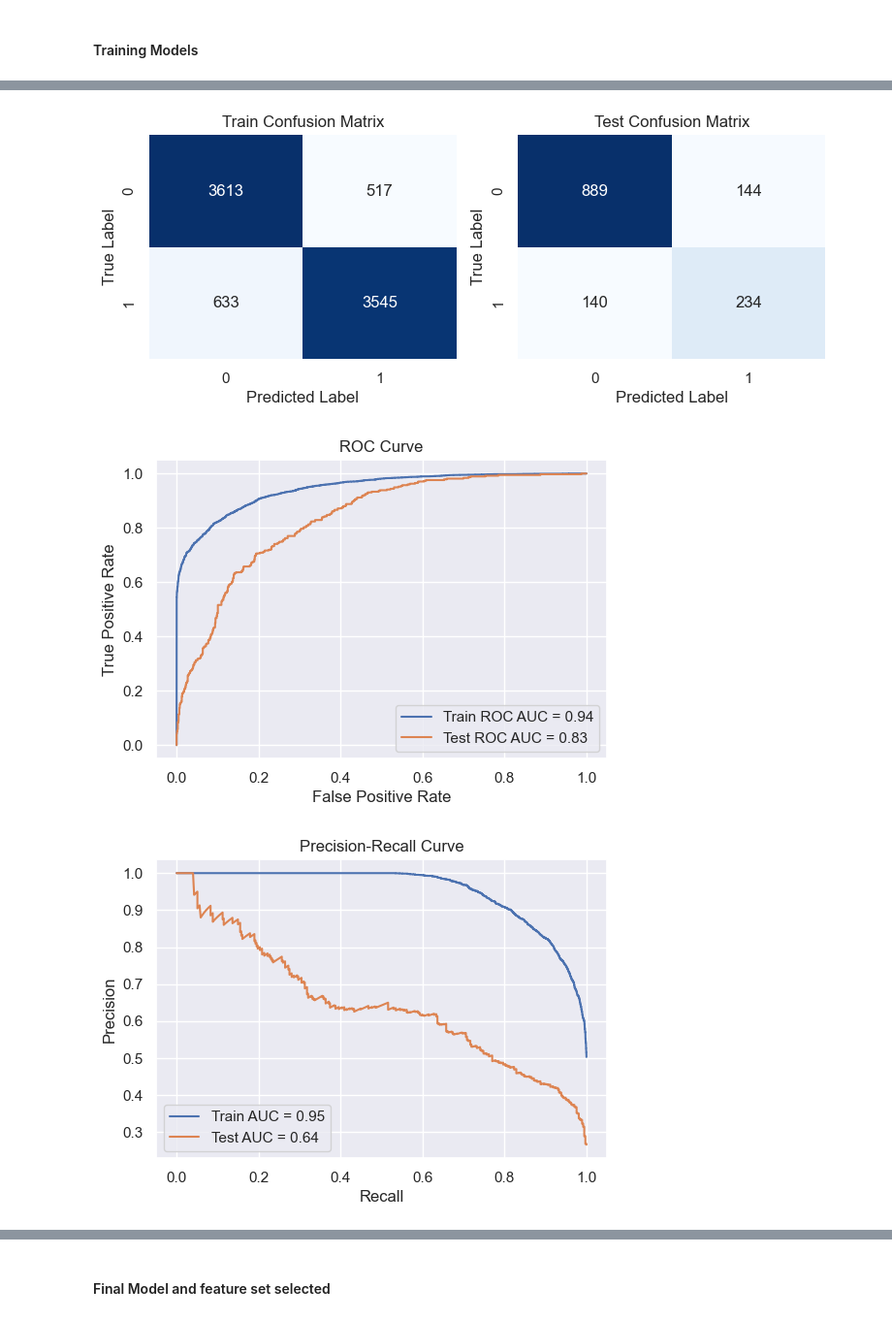
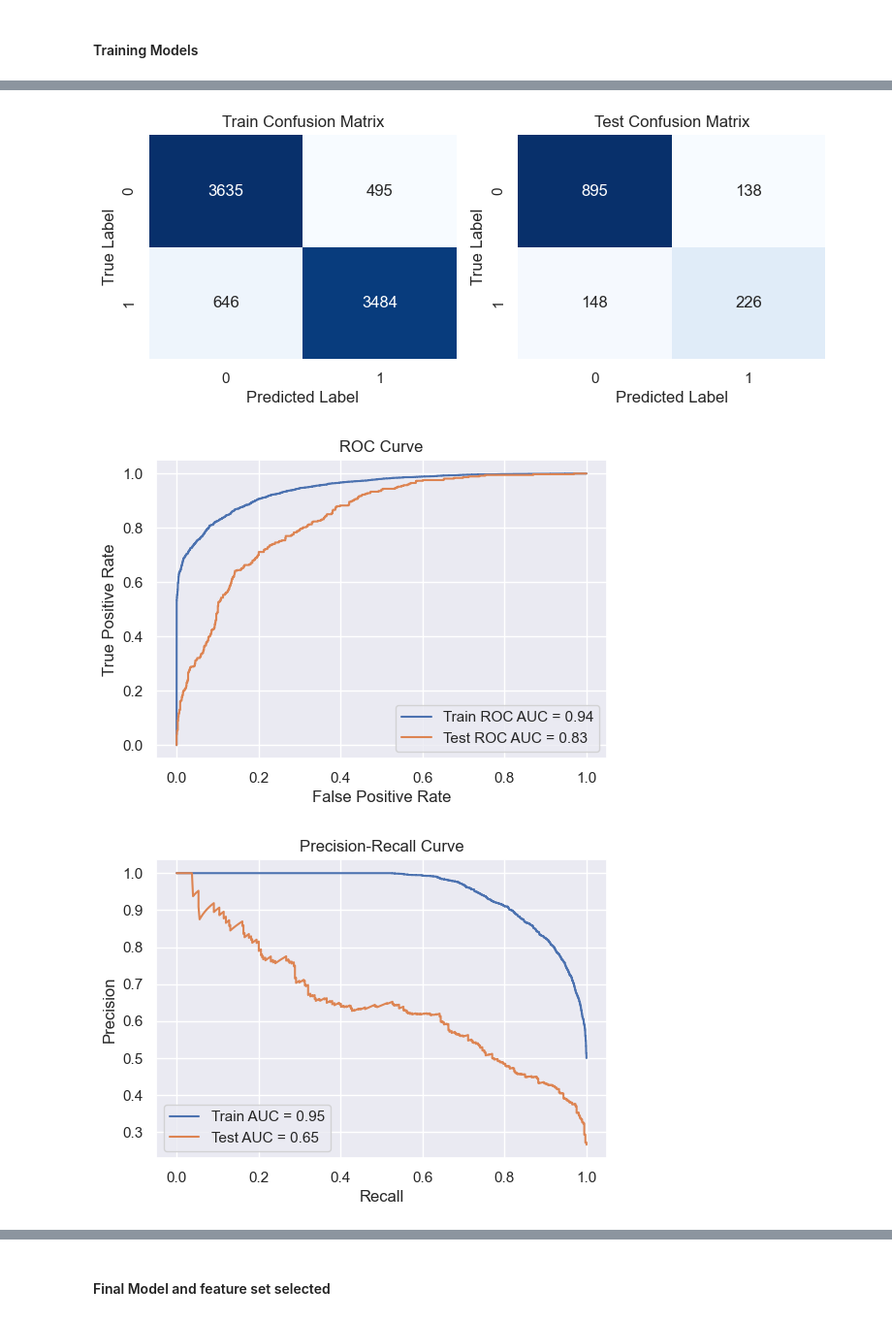
Before and after one commit to KiranMahendrakar93/telco-customera-churn, a Jupyter notebook: 3_model_building.ipynb, the cells around one changed output, grey strips where cells are left out. Shown at 97% size. Drawn from its saved outputs; the diff is of its cells as text; code cells hidden in the pictures.

```diff
--- a/3_model_building.ipynb
+++ b/3_model_building.ipynb
@@ -348,5 +356,8 @@ model_params = load_model_params()
 model = models['Logistic Regression']
 param_grid = model_params['Logistic Regression']
 # %%
-best_model = tune_model('grid', model, param_grid, X_tr_adasyn_minmax, y_tr_adasyn, scoring=['accuracy','f1_weighted', 'roc_auc'], n_iter=10, cv=5, random_state=42)
+best_model, best_score = tune_model('grid', model, param_grid, X_tr_smote_minmax, y_tr_smote, scoring=['accuracy','f1'], n_iter=10, cv=5, random_state=42)
+print('Best model parameters:', best_model.get_params())
+print('\n')
+print('Best score:', best_score)
 # %% [output]
@@ -354,3 +369,3 @@ Fitting 5 folds for each of 28 candidates, totalling 140 fits
 # %%
-evaluate_model(best_model, X_tr_adasyn_minmax, y_tr_adasyn, X_te_adasyn_minmax, y_te_adasyn)
+evaluate_model(best_model, X_tr_smote_minmax, y_tr_smote, X_te_smote_minmax, y_te_smote)
 # %% [output]
@@ -368,12 +383,12 @@ weighted avg       0.86      0.86      0.86      8308
 
 ... (6 lines left out)
 
     accuracy                           0.80      1407
    macro avg       0.74      0.74      0.74      1407
 weighted avg       0.80      0.80      0.80      1407
 [figure]
 [figure]
-[figure, old version]
+[figure, new version]
 # %% [markdown]
 **Observation:**
 
```
Also changed, not shown: parts of 37 cells of this notebook, 1 other file.
